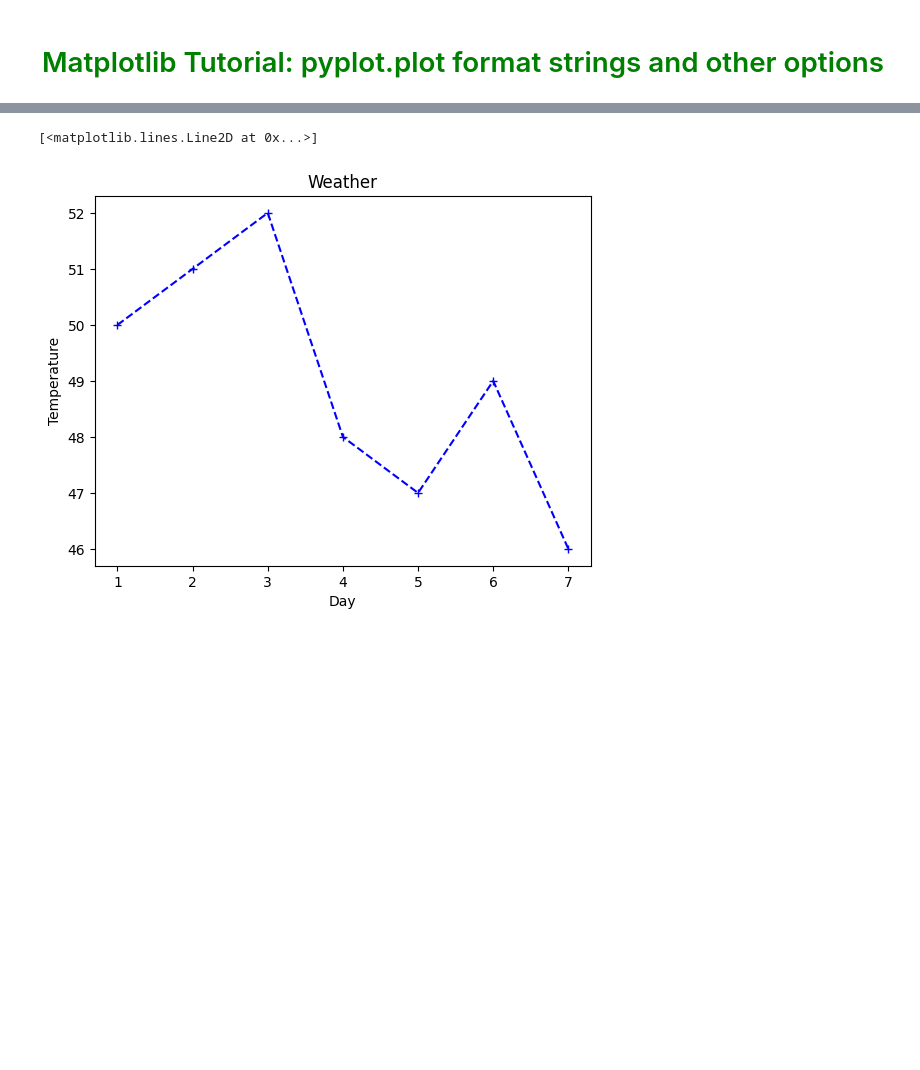
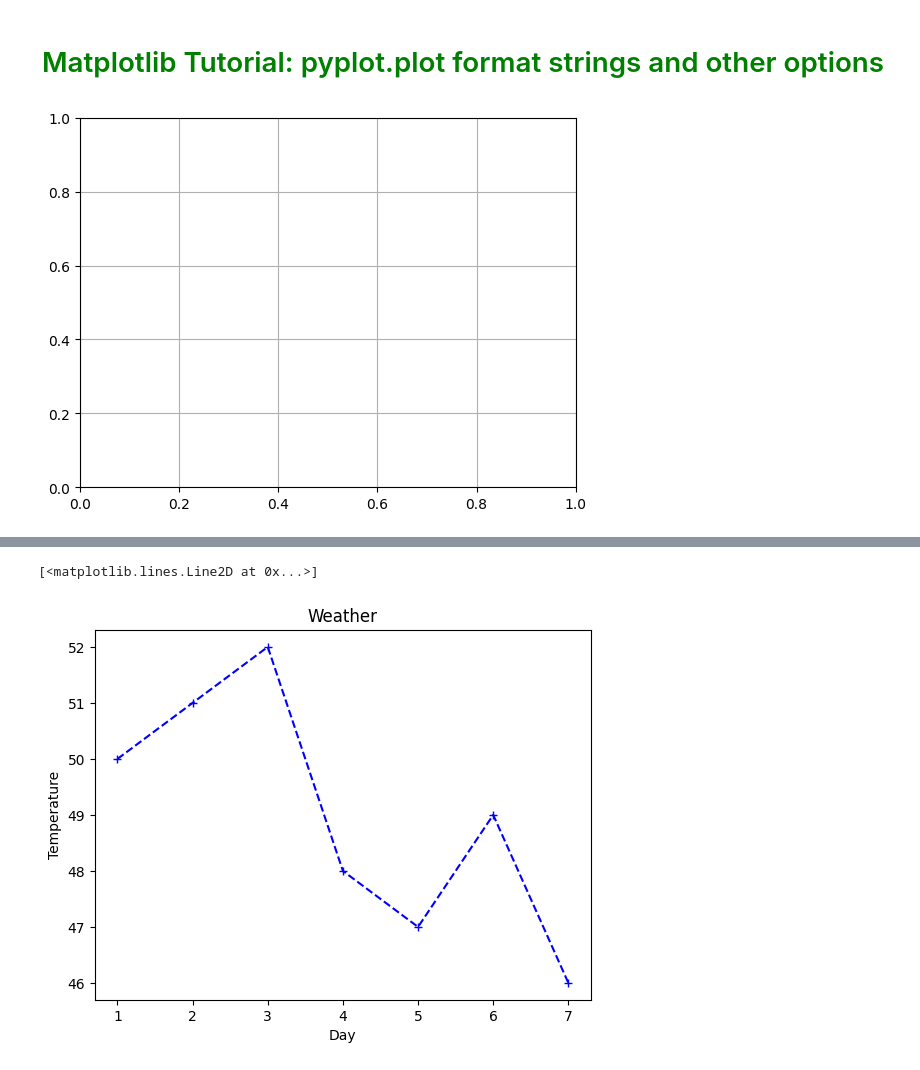
Before and after one commit to theseptember6th/LLM_Scratch, a Jupyter notebook: matpltlib/2_format_strings/2_matplotlib_format_strings.ipynb, the cells around one changed output, grey strips where cells are left out. Saved outputs shown, nothing was run; the diff lists cells and outputs as text; code cells hidden in the pictures; blank space fills up the shorter version.

```diff
--- a/matpltlib/2_format_strings/2_matplotlib_format_strings.ipynb
+++ b/matpltlib/2_format_strings/2_matplotlib_format_strings.ipynb
@@ -5,4 +5,8 @@ import matplotlib.pyplot as plt
 # %%
 x=[1,2,3,4,5,6,7]
 y=[50,51,52,48,47,49,46]
+# %%
+plt.grid()
+# %% [output]
+[figure, added]
 # %%
```
Also changed, not shown: parts of 2 cells of this notebook.
